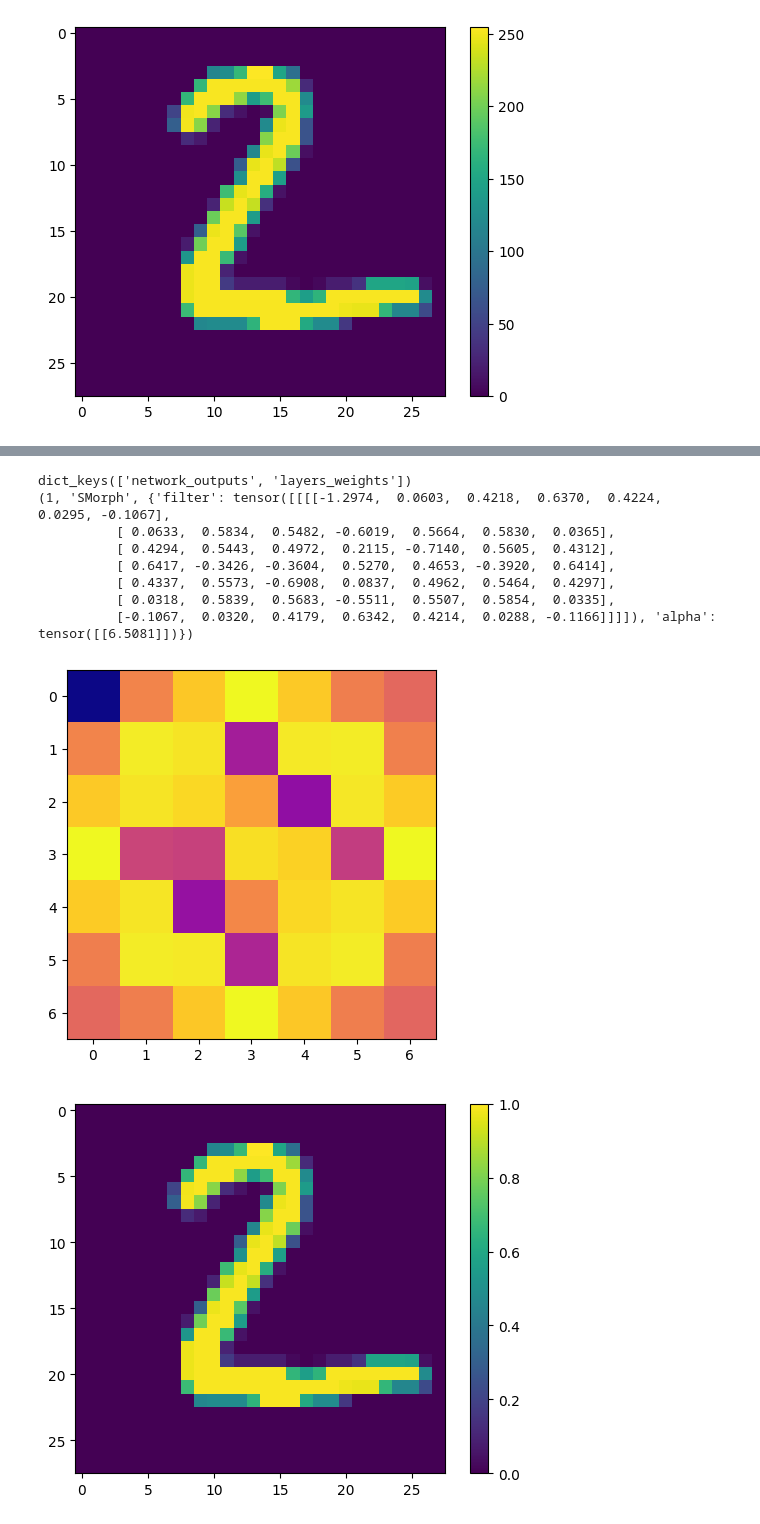
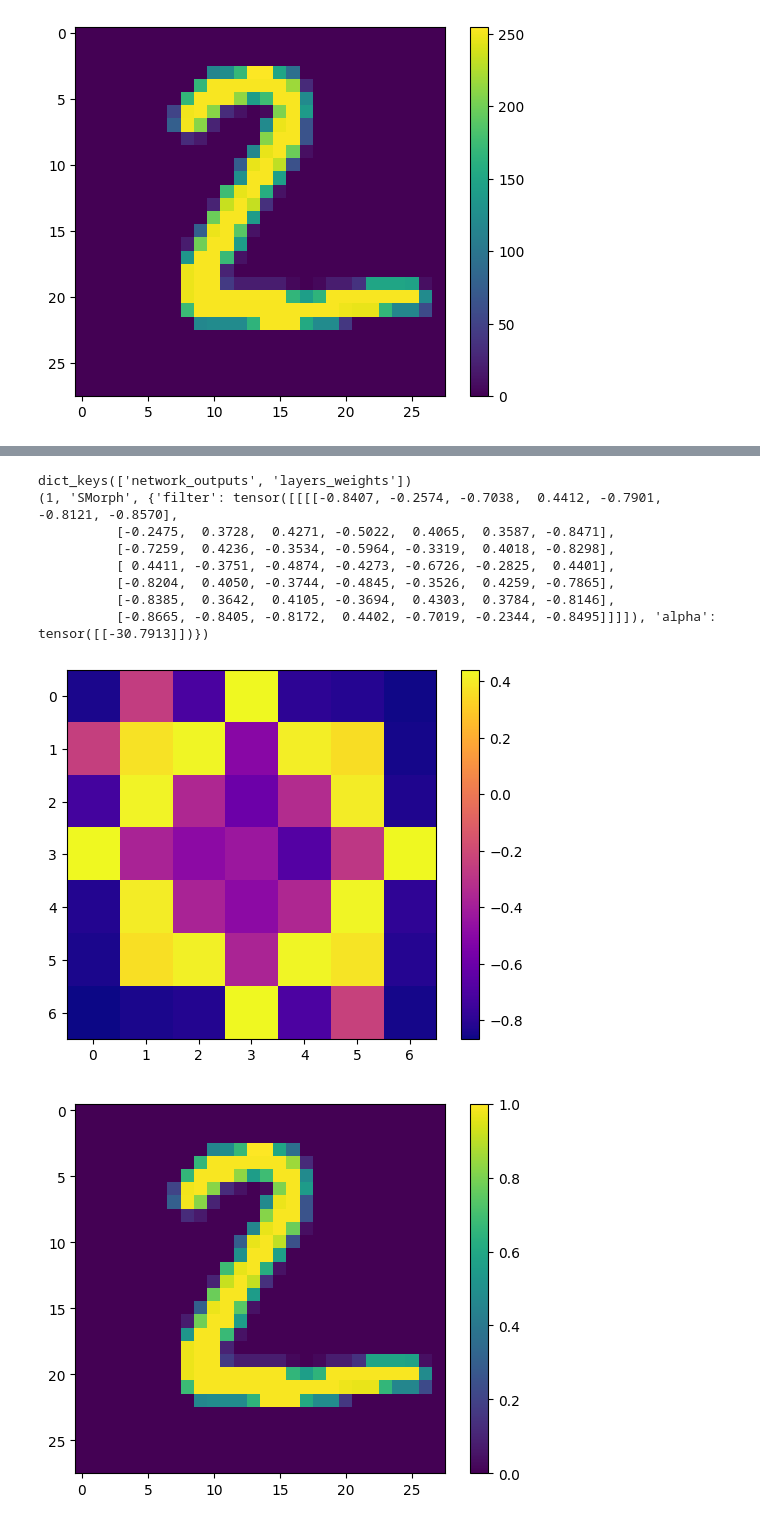
Before and after one commit to TheodoreAouad/MorphoNet, a Jupyter notebook: src/tests.ipynb, the cells around one changed output, grey strips where cells are left out. Drawn from its saved outputs; the diff is of its cells as text; code cells hidden in the pictures.

```diff
--- a/src/tests.ipynb
+++ b/src/tests.ipynb
@@ -152,0 +173,37 @@ np.save("dilations.npy", res)
+# %%
+sel = draw_complex((7, 7))
+
+n = 10
+i = 0
+f = 0
+res = []
+res_img = []
+
+while f < n:
+    img = np.array(data[i]).astype(np.float64) / 255
+    tmp = ndimage.grey_dilation(img, structure=sel)
+    if tmp.min() != tmp.max():
+        res.append(np.array(tmp).reshape(1, 28, 28))
+        res_img.append(img.reshape(1, 28, 28))
+        f += 1
+
+    i += 1
+
+res = np.array(res)
+res_img = np.array(res_img)
+
+print(res.shape, res_img.shape)
+
+plt.figure(figsize=(7, 25))
+
+for i in range(n):
+    plt.subplot(n, 2, 1 + 2 * i)
+    plt.imshow(res_img[i, 0], cmap="plasma")
+    plt.colorbar(fraction=0.046, pad=0.04)
+    plt.subplot(n, 2, 2 + + 2 * i)
+    plt.imshow(res[i, 0], cmap="plasma")
+    plt.colorbar(fraction=0.046, pad=0.04)
+
+plt.savefig("dilations.png")
+np.save("images_dilations.npy", res_img)
+np.save("dilations.npy", res)
@@ -153,25 +213,25 @@ np.save("dilations.npy", res)
 # %%
 import pickle
 # %%
-with open("/lrde/home2/rdi-2022/rhermary/update_morphonet/src/mlruns/0/a621e6db96fa4baaa4a78dfff99804f2/artifacts/outputs/000074.pickle", "rb") as f:
+with open("/lrde/home2/rdi-2022/rhermary/update_morphonet/src/mlruns/0/64eaae47463b45e6a7f5b31592a0dc1e/artifacts/outputs/000629.pickle", "rb") as f:
     out = pickle.load(f)
     print(out.keys())
     # print(out['network_outputs'][-1][2])
     print(out['layers_weights'][1])
     # print(out['inputs'].shape)
     # plt.imshow(out['network_outputs'][-1][2][0, 0].cpu(), cmap="plasma")
     plt.imshow(out['layers_weights'][1][-1]['filter'].cpu().squeeze(), cmap="plasma")
-    # plt.colorbar()
+    plt.colorbar()
 # %% [output]
 dict_keys(['network_outputs', 'layers_weights'])
-(1, 'SMorph', {'filter': tensor([[[[-1.2974,  0.0603,  0.4218,  0.6370,  0.4224,  0.0295, -0.1067],
-          [ 0.0633,  0.5834,  0.5482, -0.6019,  0.5664,  0.5830,  0.0365],
-          [ 0.4294,  0.5443,  0.4972,  0.2115, -0.7140,  0.5605,  0.4312],
-          [ 0.6417, -0.3426, -0.3604,  0.5270,  0.4653, -0.3920,  0.6414],
-          [ 0.4337,  0.5573, -0.6908,  0.0837,  0.4962,  0.5464,  0.4297],
-          [ 0.0318,  0.5839,  0.5683, -0.5511,  0.5507,  0.5854,  0.0335],
-          [-0.1067,  0.0320,  0.4179,  0.6342,  0.4214,  0.0288, -0.1166]]]]), 'alpha': tensor([[6.5081]])})
+(1, 'SMorph', {'filter': tensor([[[[-0.8407, -0.2574, -0.7038,  0.4412, -0.7901, -0.8121, -0.8570],
+          [-0.2475,  0.3728,  0.4271, -0.5022,  0.4065,  0.3587, -0.8471],
+          [-0.7259,  0.4236, -0.3534, -0.5964, -0.3319,  0.4018, -0.8298],
+          [ 0.4411, -0.3751, -0.4874, -0.4273, -0.6726, -0.2825,  0.4401],
+          [-0.8204,  0.4050, -0.3744, -0.4845, -0.3526,  0.4259, -0.7865],
+          [-0.8385,  0.3642,  0.4105, -0.3694,  0.4303,  0.3784, -0.8146],
+          [-0.8665, -0.8405, -0.8172,  0.4402, -0.7019, -0.2344, -0.8495]]]]), 'alpha': tensor([[-30.7913]])})
-[figure, old version]
+[figure, new version]
 # %%
 with open("/lrde/home2/rdi-2022/rhermary/update_morphonet/src/val_in.npy", "rb") as f:
     a = np.load(f)
```
Also changed, not shown: parts of 10 cells of this notebook, 57 other files.
